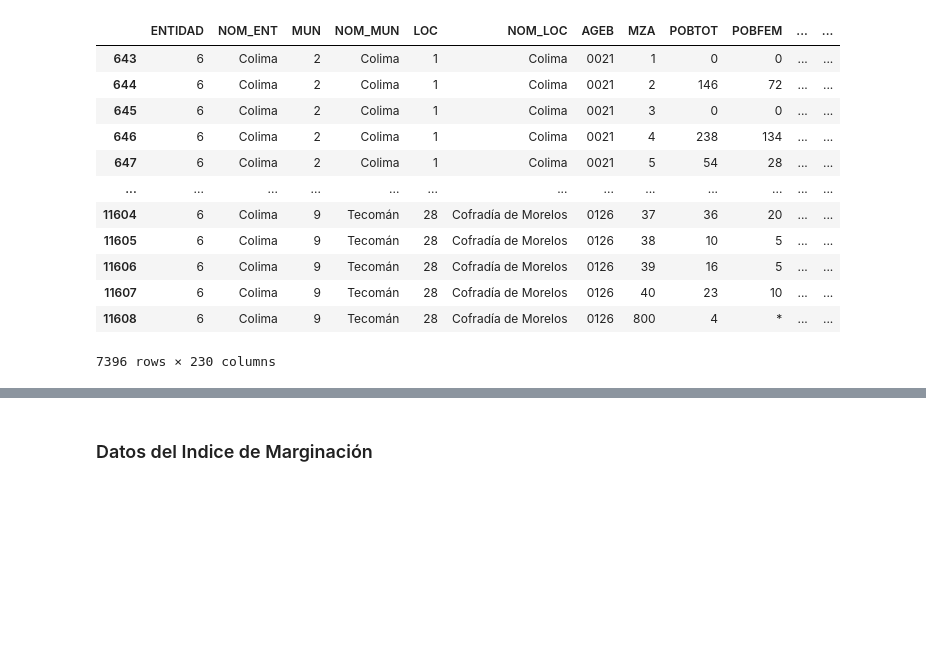
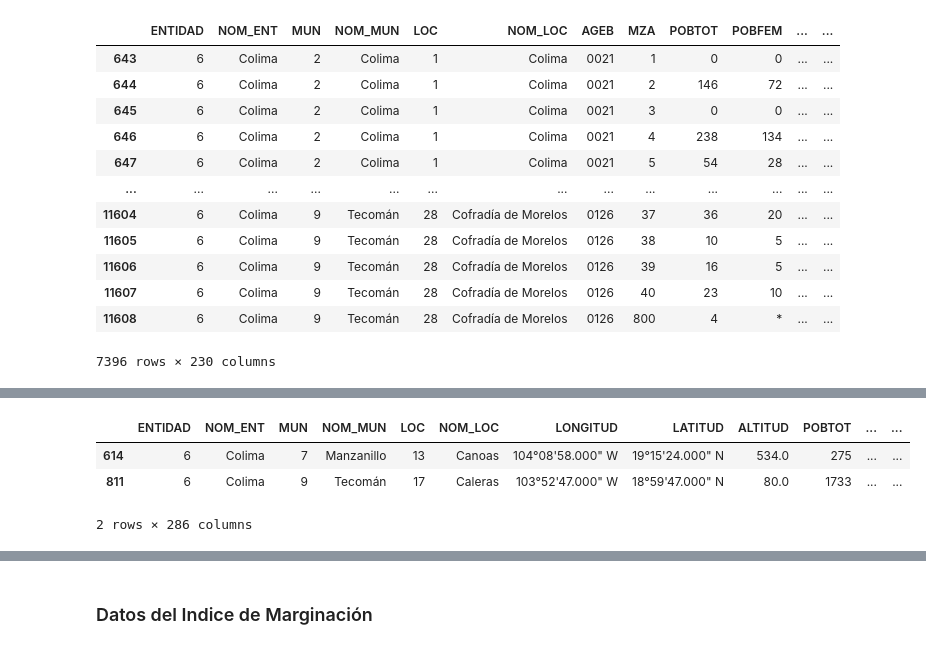
Before and after one commit to pcorner10/pronaces_analisis, a Jupyter notebook: reclasificacion2023.ipynb, the cells around one changed output, grey strips where cells are left out. Saved outputs shown, nothing was run; the diff lists cells and outputs as text; code cells hidden in the pictures; blank space fills up the shorter version.

```diff
--- a/reclasificacion2023.ipynb
+++ b/reclasificacion2023.ipynb
@@ -194,0 +215,8 @@ censo2020ageb
+# %%
+calerasCanoas = censo2020iter[censo2020iter.NOM_LOC.isin(['Caleras','Canoas'])]
+calerasCanoas
+# %% [output]
+|  | ENTIDAD | NOM_ENT | MUN | NOM_MUN | LOC | NOM_LOC | LONGITUD | LATITUD | ALTITUD | POBTOT | ... | ... |
+| 614 | 6 | Colima | 7 | Manzanillo | 13 | Canoas | 104°08'58.000" W | 19°15'24.000" N | 534.0 | 275 | ... | ... |
+| 811 | 6 | Colima | 9 | Tecomán | 17 | Caleras | 103°52'47.000" W | 18°59'47.000" N | 80.0 | 1733 | ... | ... |
+2 rows × 286 columns
```
Also changed, not shown: parts of 4 cells of this notebook.
